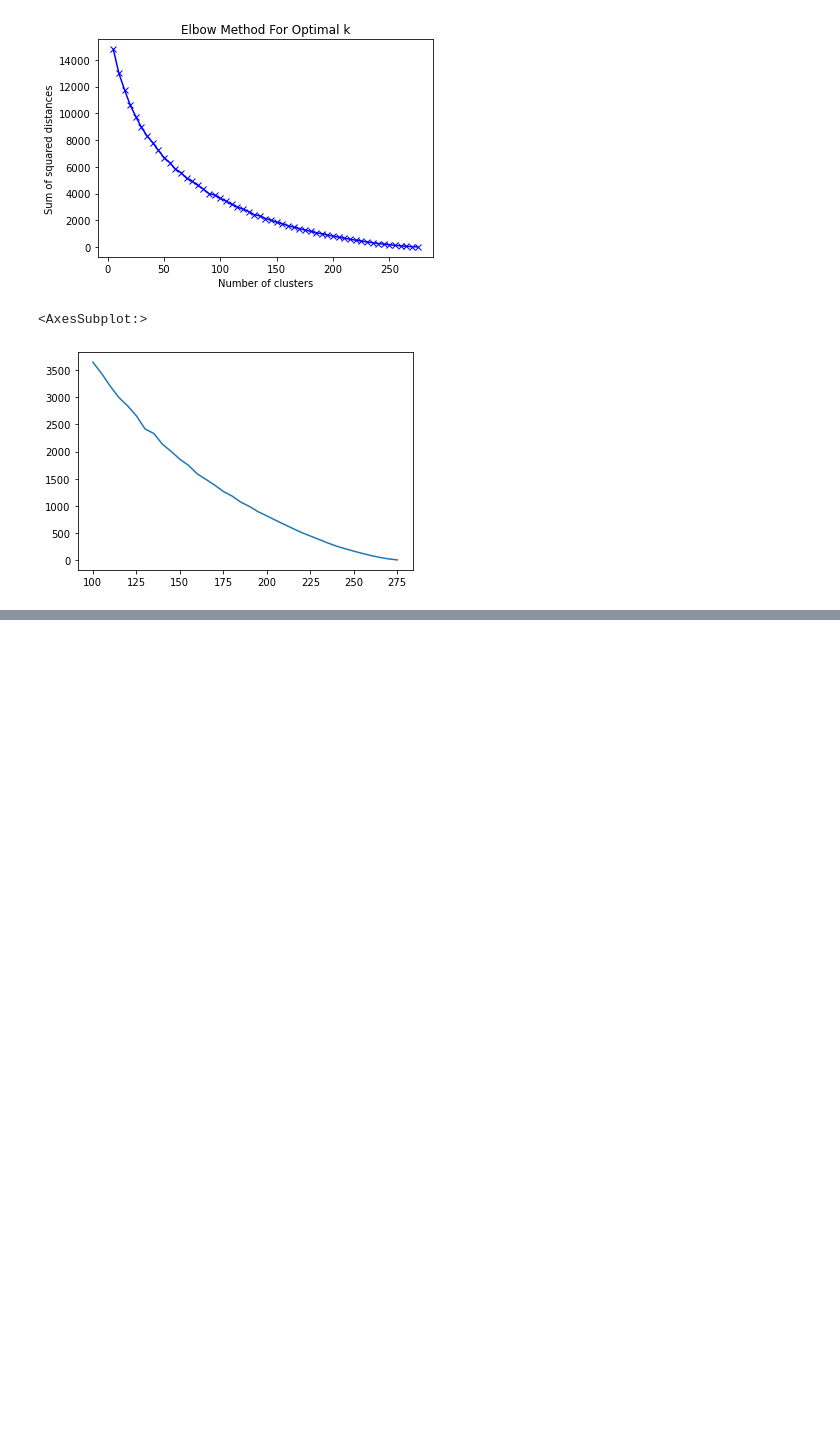
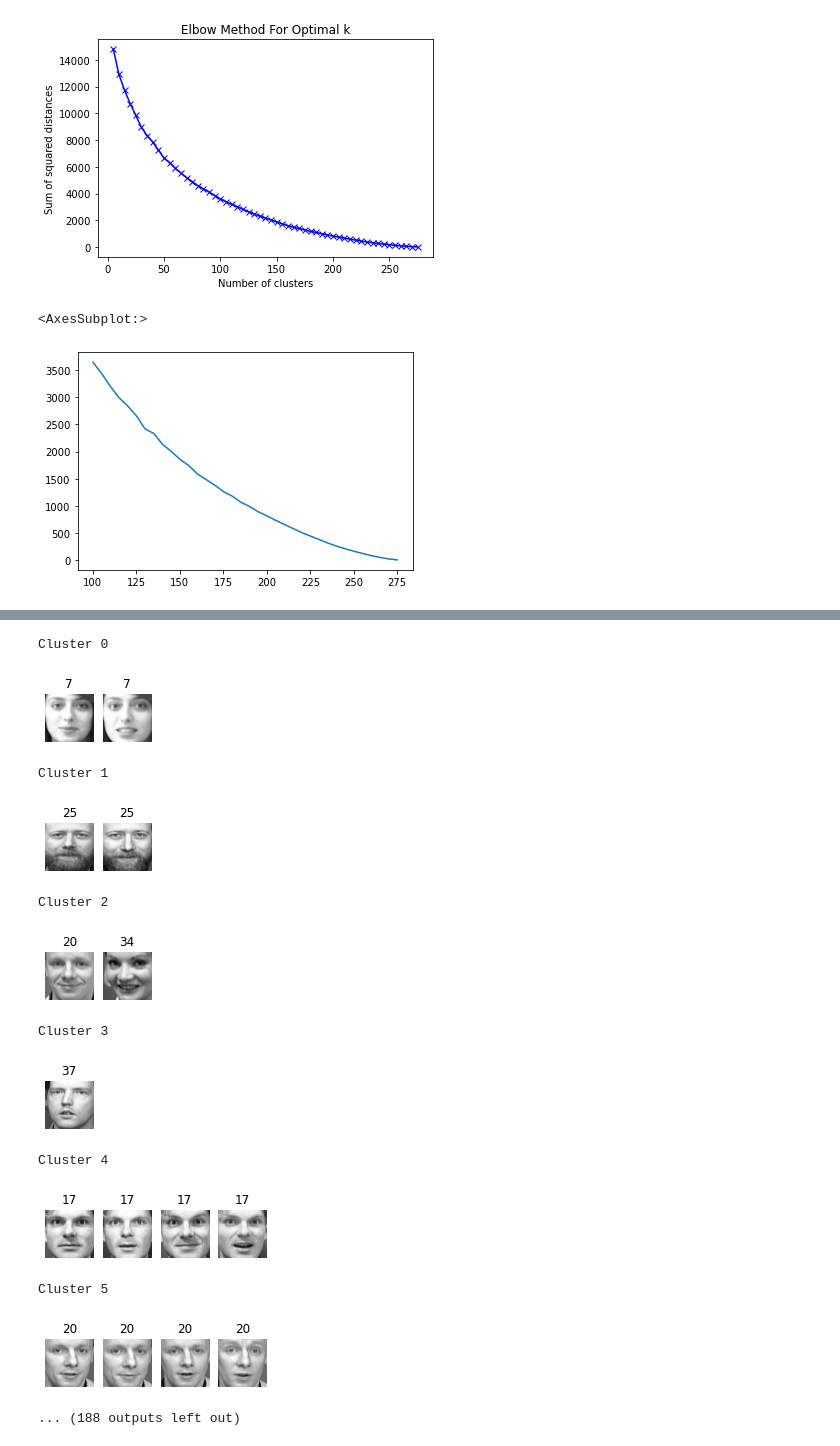
Before and after one commit to fpaul787/tackleml, a Jupyter notebook: unsupervised_learning/KMeans/olivetti_notebook.ipynb, the cells around one changed output, grey strips where cells are left out. Saved outputs shown, nothing was run; the diff lists cells and outputs as text; code cells hidden in the pictures; blank space fills up the shorter version.

```diff
--- a/unsupervised_learning/KMeans/olivetti_notebook.ipynb
+++ b/unsupervised_learning/KMeans/olivetti_notebook.ipynb
@@ -78,0 +117,35 @@ Not quite clear what the optimal k is for this dataset. Let's try the silhousett
+# %%
+best_model = kmeans_per_k[best_inertia_index]
+
+def plot_faces(faces, labels, n_cols=5):
+    faces = faces.reshape(-1, 64, 64)
+    n_rows = (len(faces) - 1) // n_cols + 1
+    plt.figure(figsize=(n_cols, n_rows * 1.1))
+    for index, (face, label) in enumerate(zip(faces, labels)):
+        plt.subplot(n_rows, n_cols, index + 1)
+        plt.imshow(face, cmap="gray")
+        plt.axis("off")
+        plt.title(label)
+    plt.show()
+
+clusters = best_model.labels_
+for cluster_id in np.unique(clusters):
+    print("Cluster", cluster_id)
+    in_cluster = best_model.labels_ == cluster_id
+    faces = X_train[in_cluster]
+    labels = y_train[in_cluster]
+    plot_faces(faces, labels)
+# %% [output]
+Cluster 0
+[figure, added]
+Cluster 1
+[figure, added]
+Cluster 2
+[figure, added]
+Cluster 3
+[figure, added]
+Cluster 4
+[figure, added]
+Cluster 5
+[figure, added]
+... (188 outputs left out)
```
Also changed, not shown: parts of 6 cells of this notebook.
